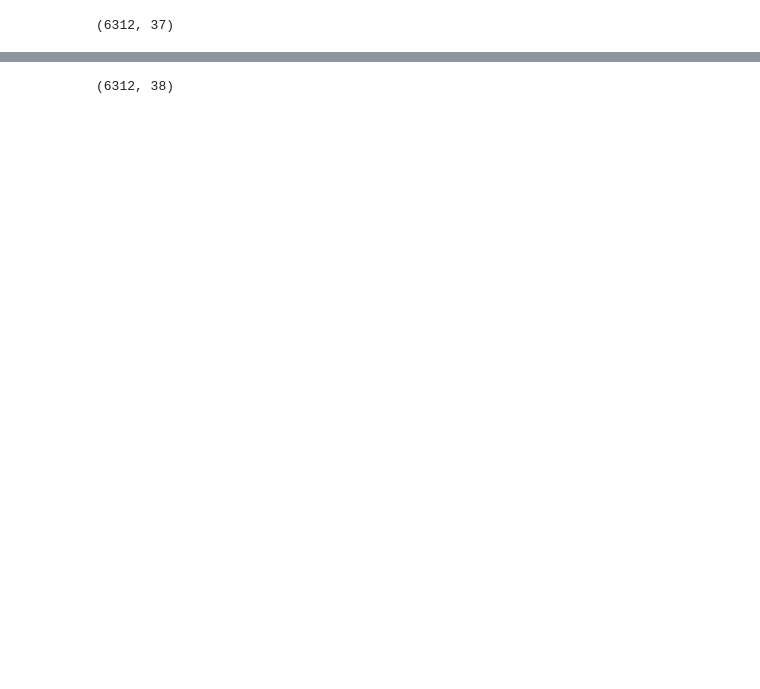
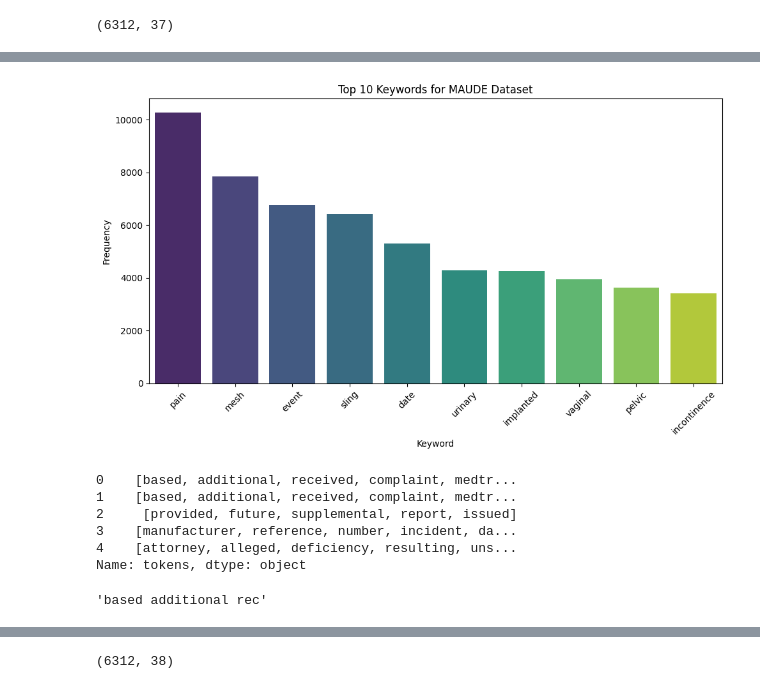
Before and after one commit to KaneZhao/Adverse-Events-in-Female-Stress-Urinary-Incontinence, a Jupyter notebook: EDA.ipynb, the cells around one changed output, grey strips where cells are left out. Drawn from its saved outputs; the diff is of its cells as text; code cells hidden in the pictures; blank space fills up the shorter version.

```diff
--- a/EDA.ipynb
+++ b/EDA.ipynb
@@ -48,0 +95,25 @@ plt.show()
+# %%
+top_keywords = dict(keywords.most_common(10))
+plt.figure(figsize=(10, 6))
+sns.barplot(x=list(top_keywords.keys()), y=list(top_keywords.values()), palette='viridis')
+
+# Customize the plot
+plt.title('Top 10 Keywords for MAUDE Dataset')
+plt.xlabel('Keyword')
+plt.ylabel('Frequency')
+plt.xticks(rotation=45)
+plt.tight_layout()
+
+# Show the plot
+plt.show()
+# %% [output]
+[figure, added]
+# %%
+merged_files_filtered['tokens'].head()
+# %% [output]
+0    [based, additional, received, complaint, medtr...
+1    [based, additional, received, complaint, medtr...
+2     [provided, future, supplemental, report, issued]
+3    [manufacturer, reference, number, incident, da...
+4    [attorney, alleged, deficiency, resulting, uns...
+Name: tokens, dtype: object
@@ -48,0 +124,4 @@ plt.show()
+# %%
+mesh_text[:20]
+# %% [output]
+'based additional rec'
```
Also changed, not shown: parts of 40 cells of this notebook, 1 other file.
